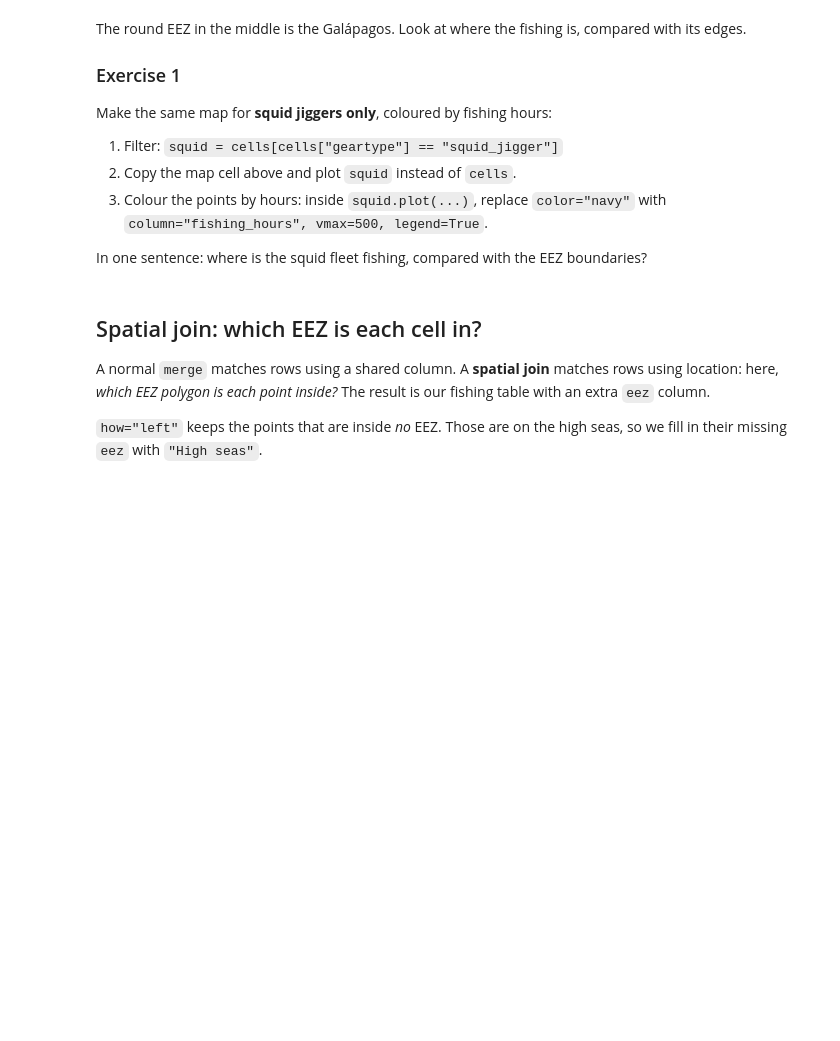
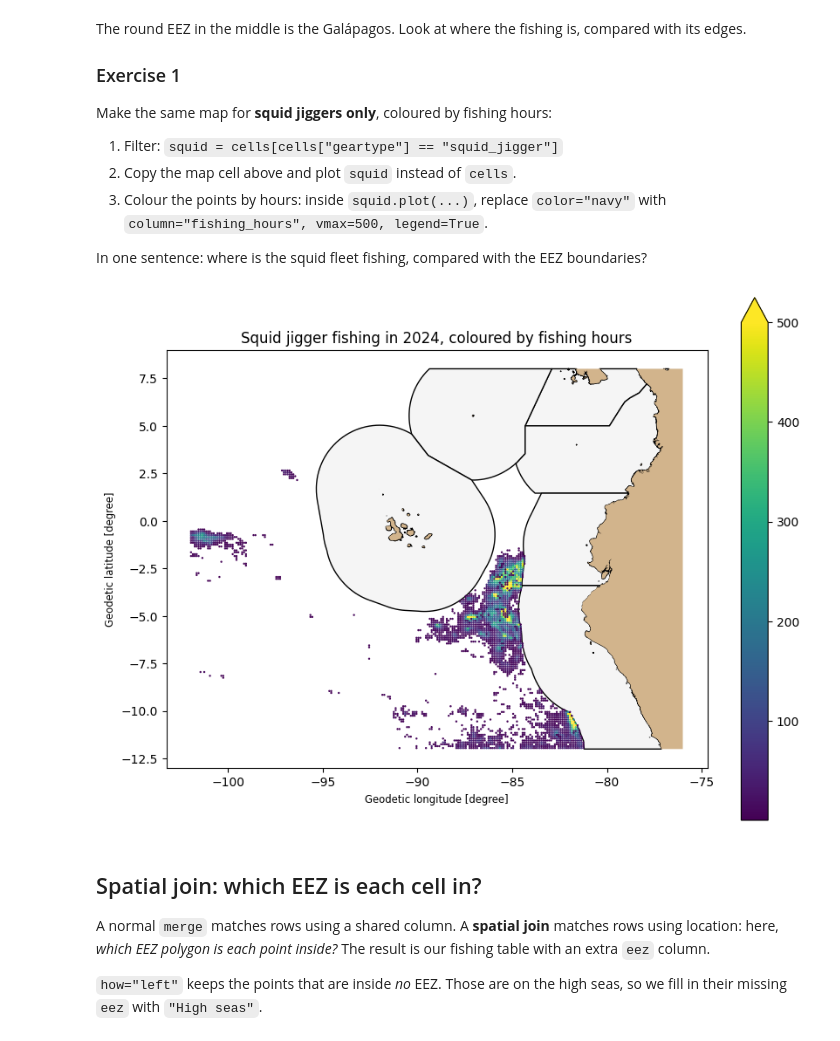
Before and after one commit to boscof0715-commits/Basc0005, a Jupyter notebook: notebooks/W03. Spatial Data.ipynb, the cells around one changed output. Saved outputs shown, nothing was run; the diff lists cells and outputs as text; code cells hidden in the pictures; blank space fills up the shorter version.

```diff
--- a/notebooks/W03. Spatial Data.ipynb
+++ b/notebooks/W03. Spatial Data.ipynb
@@ -102,7 +102,18 @@ Make the same map for **squid jiggers only**, coloured by fishing hours:
 
 In one sentence: where is the squid fleet fishing, compared with the EEZ boundaries?
 # %%
-# your code here
+squid = cells[cells["geartype"] == "squid_jigger"]
+
+ax = eez.plot(figsize=(10, 8), color="whitesmoke", edgecolor="black")
+land.plot(ax=ax, color="tan")
+squid.plot(ax=ax, markersize=0.5, column="fishing_hours", vmax=500, legend=True)
+plt.title("Squid jigger fishing in 2024, coloured by fishing hours")
+plt.show()
+
+# Answer: the squid fleet fishes almost entirely on the high seas, packed right up against the outer edge of the
+# Galapagos EEZ (especially its southern edge) and the outer edges of the Ecuador and Peru EEZs, with almost nothing inside them.
+# %% [output]
+[figure, added]
 # %% [markdown]
 ## Spatial join: which EEZ is each cell in?
 
```
Also changed, not shown: parts of 10 cells of this notebook.
